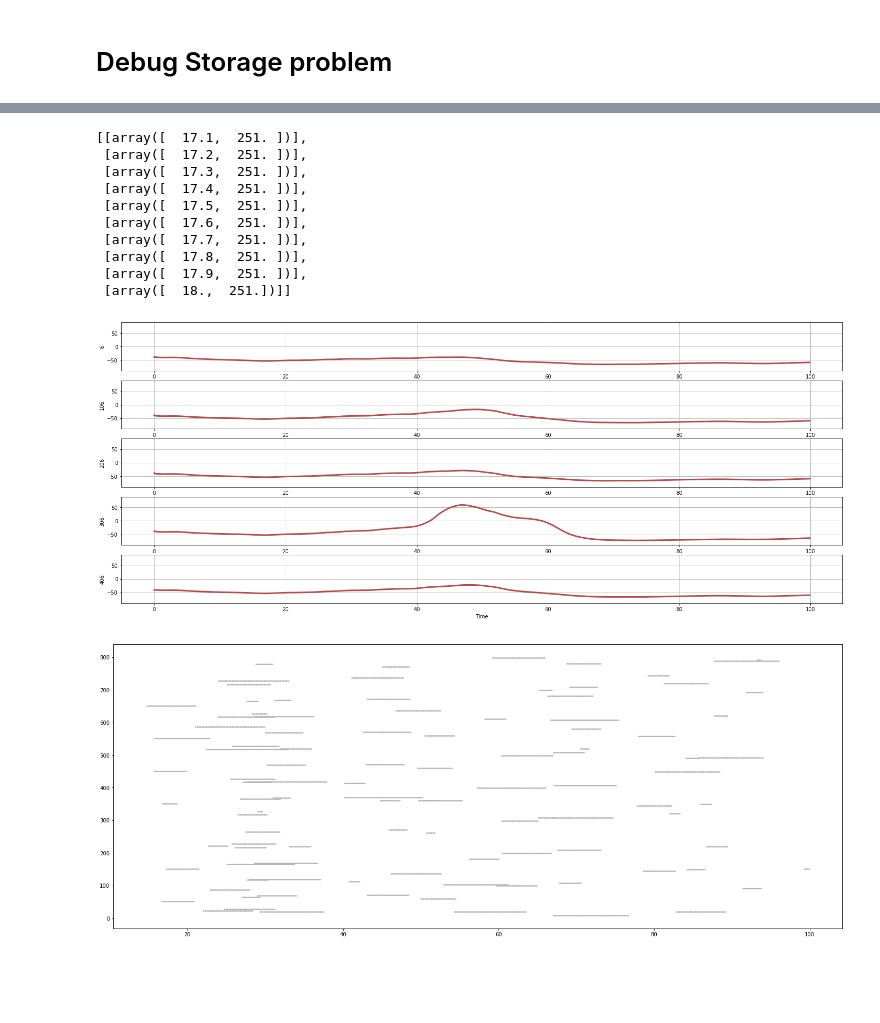
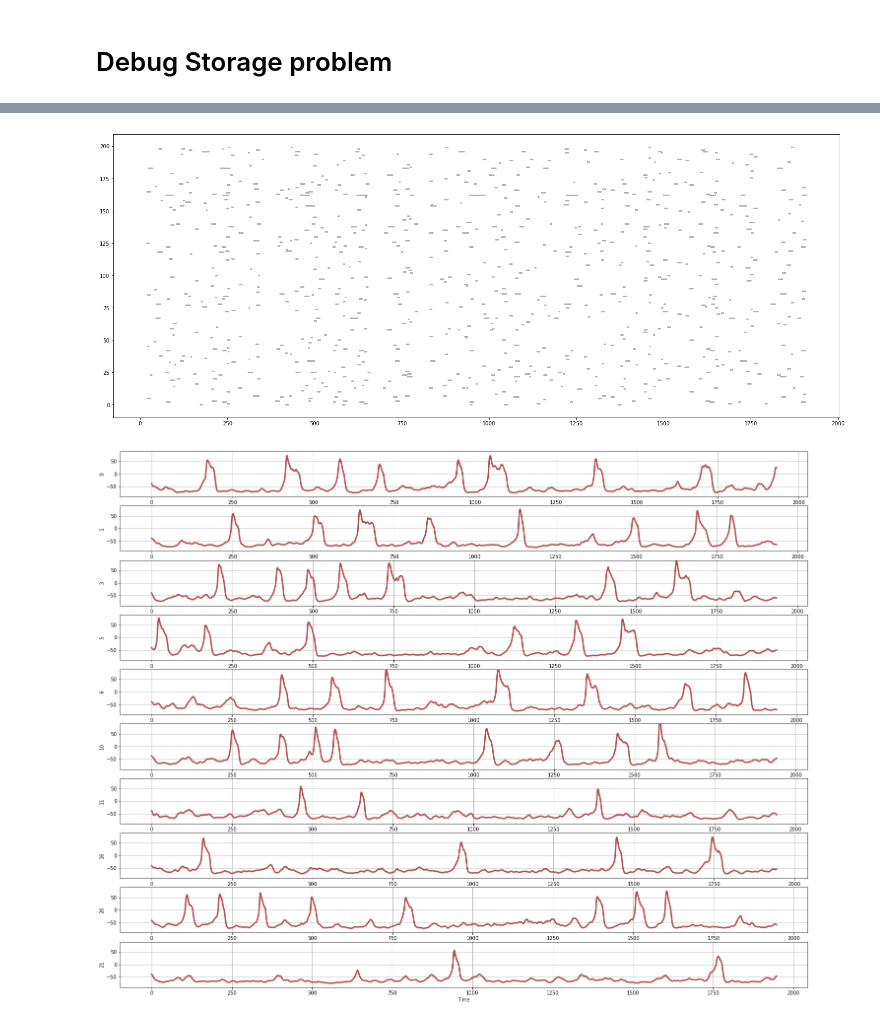
Before and after one commit to sahandha/NeuroNet, a Jupyter notebook: NeuronModel/Vis.ipynb, the cells around one changed output, grey strips where cells are left out. Drawn from its saved outputs; the diff is of its cells as text; code cells hidden in the pictures; blank space fills up the shorter version.

```diff
--- a/NeuronModel/Vis.ipynb
+++ b/NeuronModel/Vis.ipynb
@@ -112,24 +42,7 @@ vis.VisTimeSeries(datafolder, neurons=[90,190,291,391],output='Show')
-# %%
-datafolder="/Users/sahand/Research/NeuroNet/Data/08-22-2017/Sim2_N800_L400_S5_D10_T100"
-file = datafolder+"/data0002.dat"
-data=vis.ReadFile(file, filenumber=2, perfile=100, threashold=40)
-data[0:10]
-# %% [output]
-[[array([  17.1,  251. ])],
- [array([  17.2,  251. ])],
- [array([  17.3,  251. ])],
- [array([  17.4,  251. ])],
- [array([  17.5,  251. ])],
- [array([  17.6,  251. ])],
- [array([  17.7,  251. ])],
- [array([  17.8,  251. ])],
- [array([  17.9,  251. ])],
- [array([  18.,  251.])]]
-# %%
-vis.VisTimeSeries(datafolder, neurons=[6,106,206,306,406],output='Show')
-# %% [output]
-[figure, removed]
-# %%
-vis.VisTimeFreq(datafolder, cuttoff=60, output = 'Show',figsize=(25,10))
-# %% [output]
-[figure, removed]
+# %%
+datafolder="/Users/sahand/Research/NeuroNet/Data/08-25-2017/Sim1_N200_L400_S5_D10_T2000"
+vis.VisTimeFreq(datafolder, cuttoff=50, output = 'Show',figsize=(25,10))
+vis.VisTimeSeries(datafolder, neurons=[0,1,3,5,6,10,11,16,20,21],output='Show')
+# %% [output]
+[figure, added]
+[figure, added]
```
Also changed, not shown: parts of 10 cells of this notebook, 2 other files.
